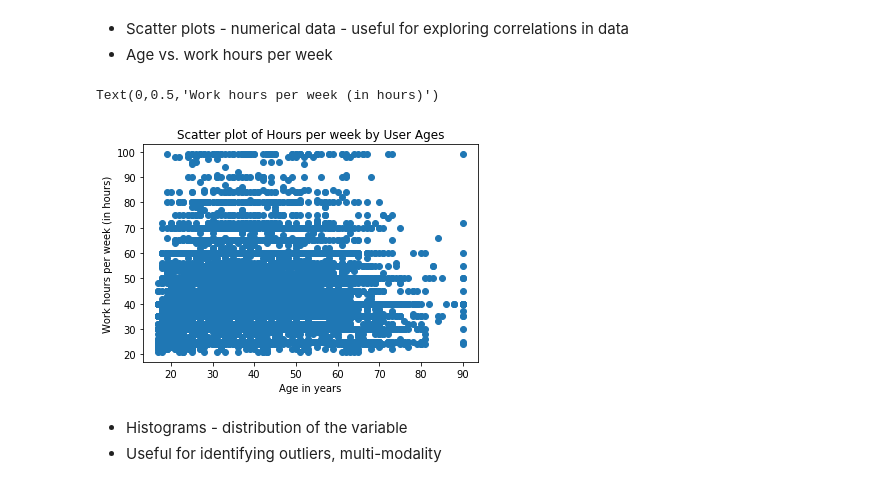
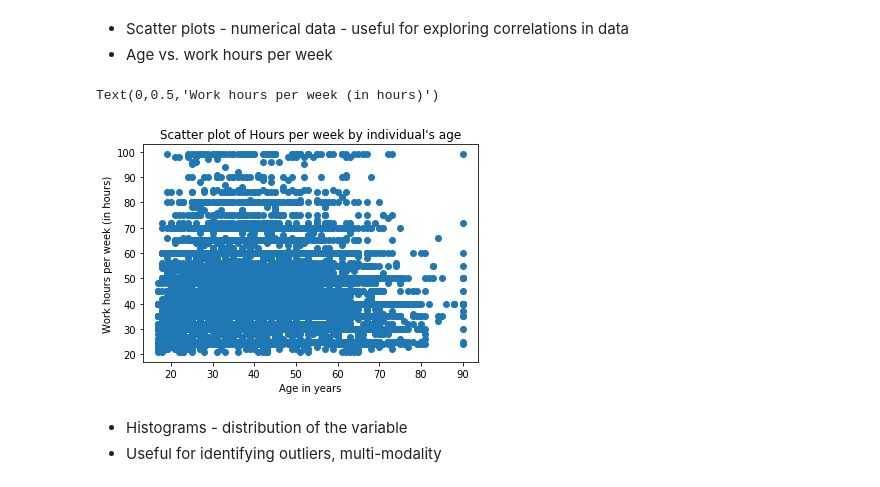
Before and after one commit to heyaudace/ml-bias-fairness, a Jupyter notebook: 1. Getting Started .ipynb, the cells around one changed output. Cells and saved outputs as stored; diff of their text form; code cells hidden in the pictures.

```diff
--- a/1. Getting Started .ipynb
+++ b/1. Getting Started .ipynb
@@ -174,12 +174,12 @@ full_time_employees.head()
 * Age vs. work hours per week
 # %%
 plt.scatter(full_time_employees['age'], full_time_employees['hours-per-week'])
-plt.title('Scatter plot of Hours per week by User Ages')
+plt.title('Scatter plot of Hours per week by individual\'s age')
 plt.xlabel('Age in years')
 plt.ylabel('Work hours per week (in hours)')
 # %% [output]
 Text(0,0.5,'Work hours per week (in hours)')
-[figure, old version]
+[figure, new version]
 # %% [markdown]
 * Histograms - distribution of the variable
 * Useful for identifying outliers, multi-modality
```
Also changed, not shown: parts of 17 cells of this notebook, 3 other files.
